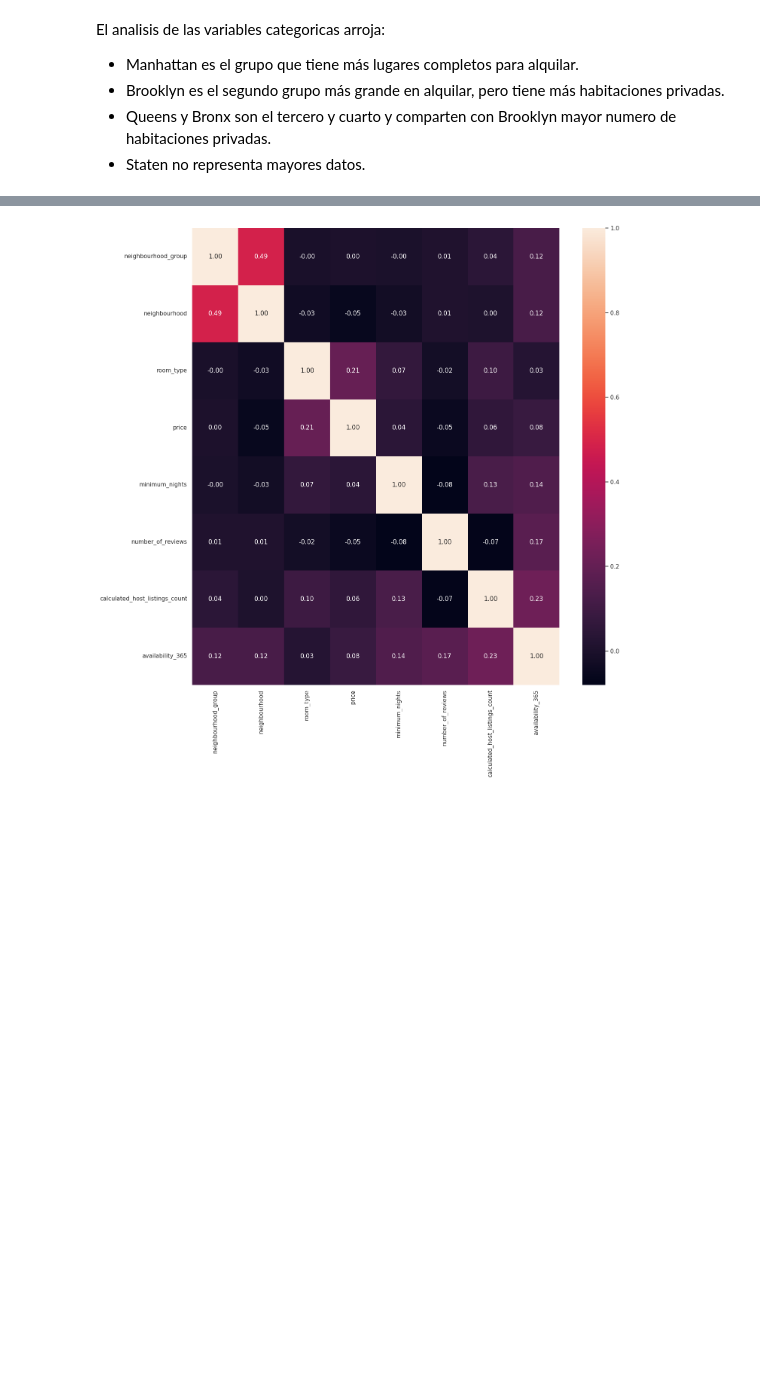
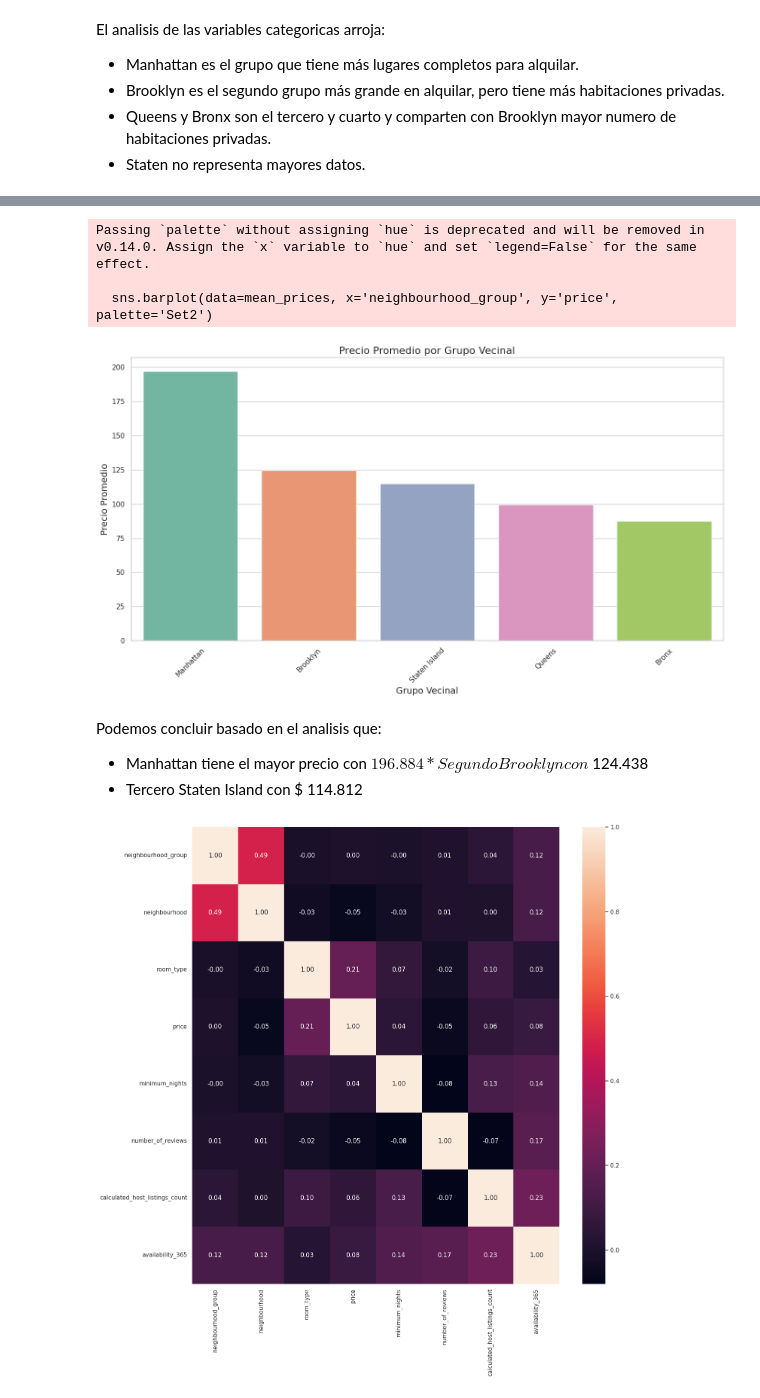
Before and after one commit to Jairo-Almanza/machine-learning-python-template, a Jupyter notebook: src/explore.ipynb, the cells around one changed output, grey strips where cells are left out. Drawn from its saved outputs; the diff is of its cells as text; code cells hidden in the pictures; blank space fills up the shorter version.

```diff
--- a/src/explore.ipynb
+++ b/src/explore.ipynb
@@ -304,0 +307,11 @@ El analisis de las variables categoricas arroja:
+# %%
+
+# Asegurarse de que 'neighbourhood_group' es una cadena (texto)
+df_abny['neighbourhood_group'] = df_abny['neighbourhood_group'].astype(str)
+
+# Calcular el precio promedio por grupo vecinal
+mean_prices = df_abny.groupby('neighbourhood_group')['price'].mean().reset_index()
+
+# Ordenar por precio promedio de mayor a menor
+mean_prices = mean_prices.sort_values(by='price', ascending=False)
+mean_prices
@@ -305,3 +325,28 @@ El analisis de las variables categoricas arroja:
+# %%
+# Graficamos
+plt.figure(figsize=(14, 8))
+sns.barplot(data=mean_prices, x='neighbourhood_group', y='price', palette='Set2')
+
+# Añadir título y etiquetas
+plt.title('Precio Promedio por Grupo Vecinal', fontsize=16)
+plt.xlabel('Grupo Vecinal', fontsize=14)
+plt.ylabel('Precio Promedio', fontsize=14)
+
+# Rotar las etiquetas del eje x para mejor legibilidad
+plt.xticks(rotation=45)
+
+plt.tight_layout()
+plt.show()
+# %% [output]
+Passing `palette` without assigning `hue` is deprecated and will be removed in v0.14.0. Assign the `x` variable to `hue` and set `legend=False` for the same effect.
+
+  sns.barplot(data=mean_prices, x='neighbourhood_group', y='price', palette='Set2')
+[figure, added]
+# %% [markdown]
+Podemos concluir basado en el analisis que:
+* Manhattan tiene el mayor precio con $ 196.884
+* Segundo Brooklyn con $ 124.438
+* Tercero Staten Island con $ 114.812
 # %%
 # Factorizar variables para matriz de correlacion
 df_abny["room_type"] = pd.factorize(df_abny["room_type"])[0]
```
Also changed, not shown: parts of 25 cells of this notebook, 2 other files.
